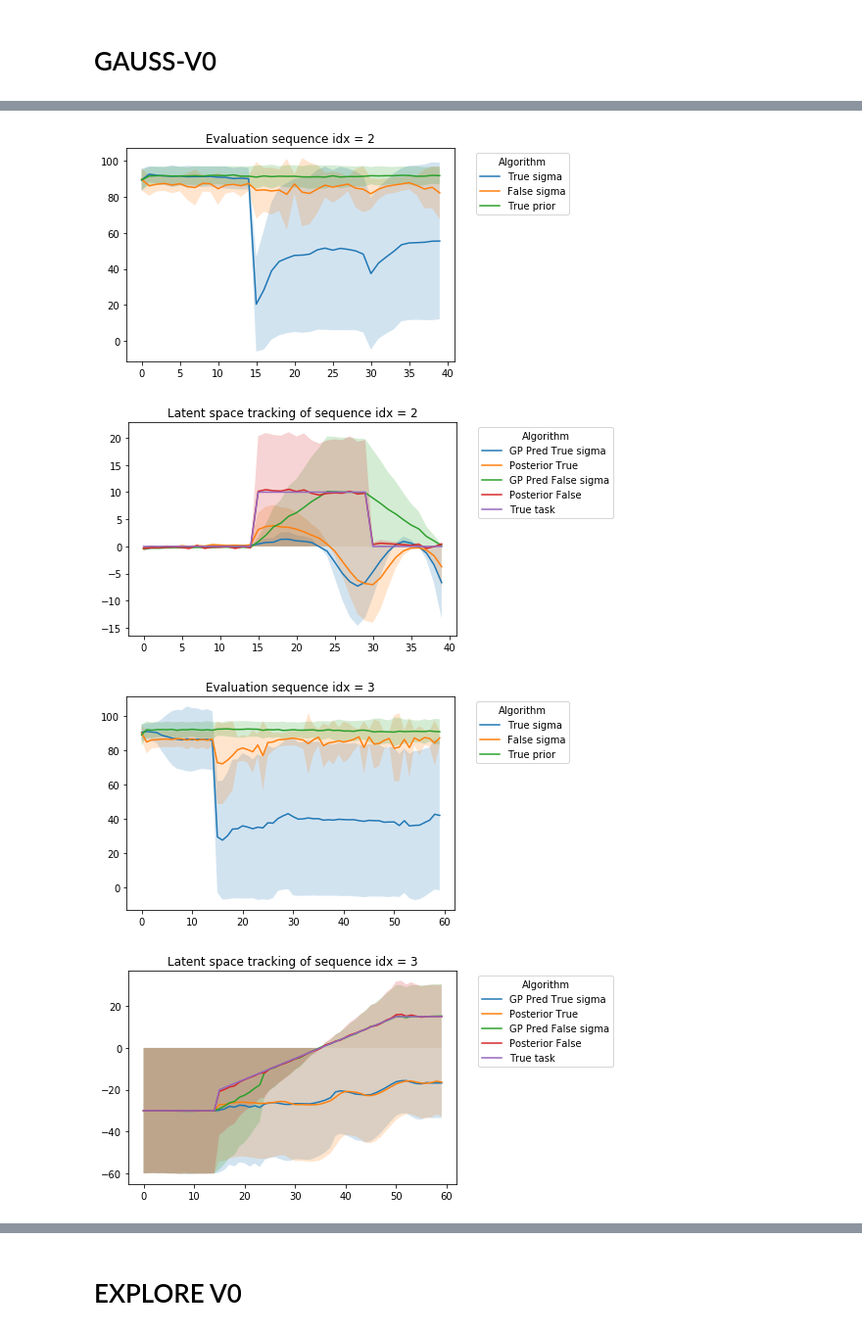
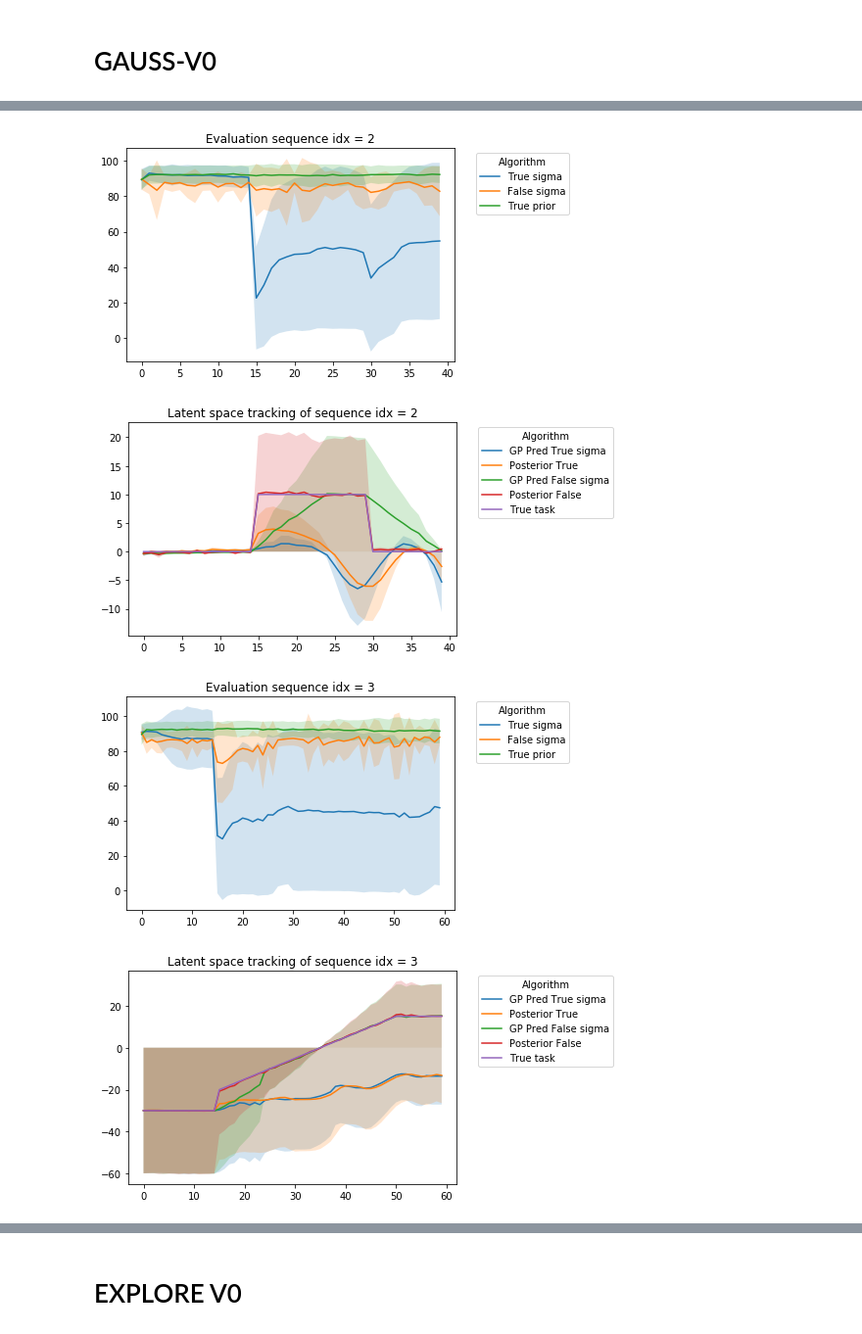
Before and after one commit to riccardopoiani/trio-non-stationary-meta-rl, a Jupyter notebook: notebooks/view_results.ipynb, the cells around one changed output, grey strips where cells are left out. Shown at 98% size. Cells and saved outputs as stored; diff of their text form; code cells hidden in the pictures.

```diff
--- a/notebooks/view_results.ipynb
+++ b/notebooks/view_results.ipynb
@@ -371,4 +372,4 @@ r = plot_eval(files, labels)
 # %%
 prior_sequences, _ ,_ = get_sequences_gauss_v0(0.2, 1, 1, 0.001)
-view_tracking("../result/gaussfinal/ours/", prior_sequences)
+view_tracking("../result/gauss_final/ours/", prior_sequences)
 # %% [output]
@@ -379,4 +380,4 @@ view_tracking("../result/gaussfinal/ours/", prior_sequences)
-[figure, old version]
+[figure, new version]
-[figure, old version]
+[figure, new version]
-[figure, old version]
+[figure, new version]
-[figure, old version]
+[figure, new version]
```
Also changed, not shown: parts of 29 cells of this notebook, 47 other files.
